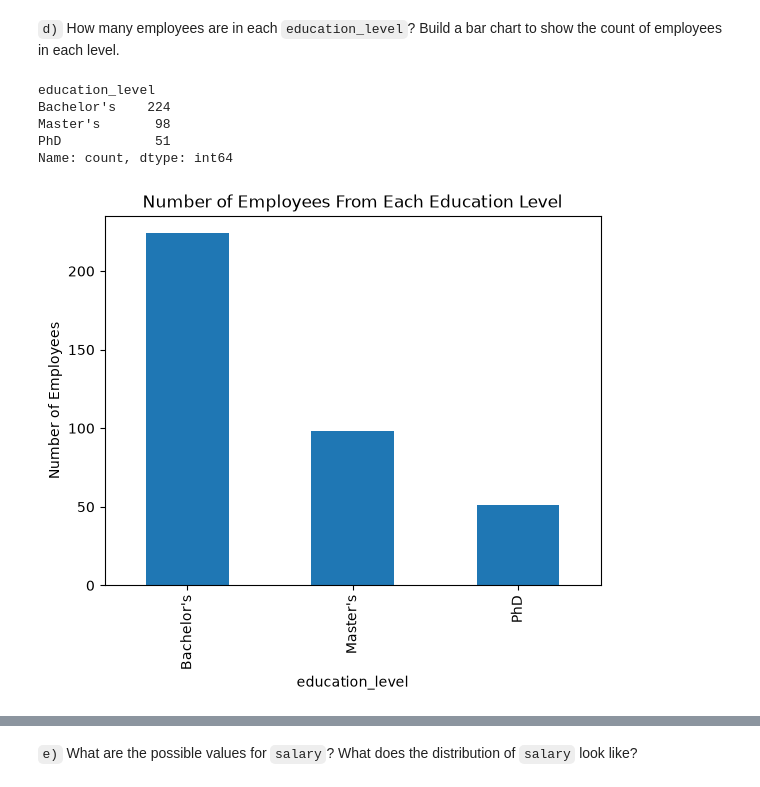
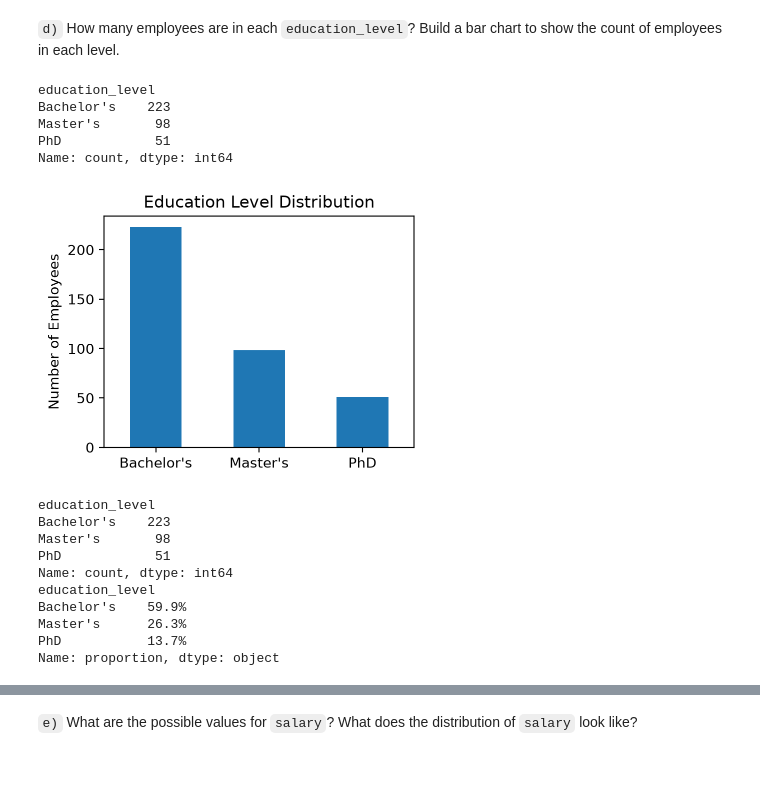
Before and after one commit to mhaddock/udacity_coursework, a Jupyter notebook: statistics_for_data_analysis/projects/model_salary_data_with_linear_regression/salary_prediction_project.ipynb, the cells around one changed output, grey strips where cells are left out. Drawn from its saved outputs; the diff is of its cells as text; code cells hidden in the pictures.

```diff
--- a/statistics_for_data_analysis/projects/model_salary_data_with_linear_regression/salary_prediction_project.ipynb
+++ b/statistics_for_data_analysis/projects/model_salary_data_with_linear_regression/salary_prediction_project.ipynb
@@ -71,7 +74,8 @@ dtype: bool
 # all rows containing NaN values are completely empty, no data will be lost if dropped
 # dropping and re-indexing as index seems to just be a row counter, not captured data
 # also adjusting column names to make them easier to work with
-df.dropna(inplace=True, ignore_index=True)
+df.dropna(inplace=True)
+df.reset_index(inplace=True)
 df.rename(columns={
     "Age": "age",
     "Gender": "gender",
@@ -96,15 +140,30 @@ rows: 373
 df["education_level"].value_counts()
 # %% [output]
 education_level
-Bachelor's    224
+Bachelor's    223
 Master's       98
 PhD            51
 Name: count, dtype: int64
 # %%
 # bar chart of results - this part is done for you
-df["education_level"].value_counts().plot(kind="bar")
-plt.title("Number of Employees From Each Education Level")
+df["education_level"].value_counts().plot(kind="bar", figsize=(4,3))
+plt.title("Education Level Distribution")
 plt.ylabel("Number of Employees")
+plt.xlabel(None)
+plt.tick_params("x", labelrotation=0)
 plt.show()
+
+print(df["education_level"].value_counts())
+print(df["education_level"].value_counts(normalize=True).map(lambda x: f"{x:.1%}"))
 # %% [output]
-[figure, old version]
+[figure, new version]
+education_level
+Bachelor's    223
+Master's       98
+PhD            51
+Name: count, dtype: int64
+education_level
+Bachelor's    59.9%
+Master's      26.3%
+PhD           13.7%
+Name: proportion, dtype: object
```
Also changed, not shown: parts of 21 cells of this notebook, 10 other files.
